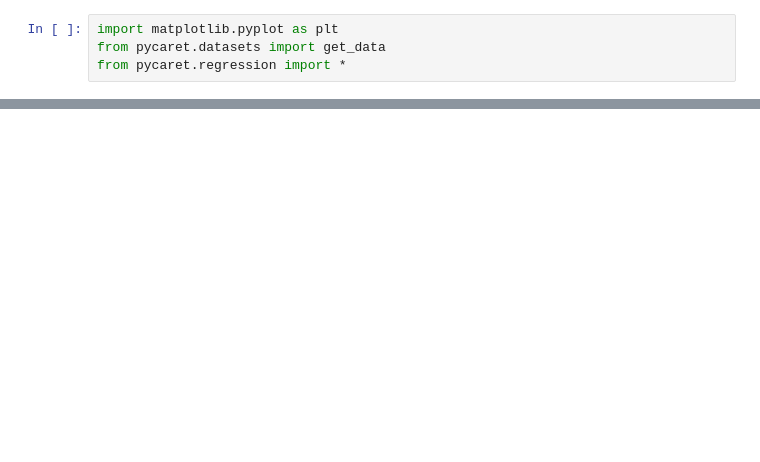
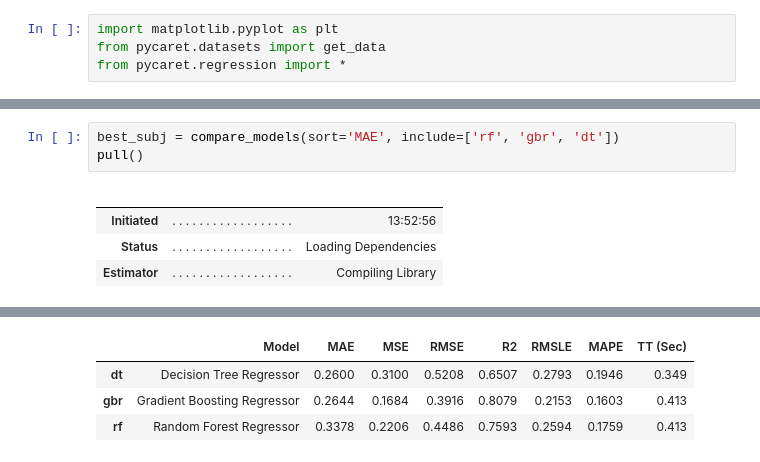
Before and after one commit to fmegahed/shoulder_fatigue_modeling, a Jupyter notebook: models_general.ipynb, the cells around one changed output, grey strips where cells are left out. Cells and saved outputs as stored; diff of their text form; blank space fills up the shorter version.

```diff
--- a/models_general.ipynb
+++ b/models_general.ipynb
@@ -113,0 +162,9 @@ plot_model(dt_model)
+# %%
+best_subj = compare_models(sort='MAE', include=['rf', 'gbr', 'dt'])
+pull()
+# %% [output]
+|  |  |  |
+|  |  |  |
+| Initiated | . . . . . . . . . . . . . . . . . . | 13:52:56 |
+| Status | . . . . . . . . . . . . . . . . . . | Loading Dependencies |
+| Estimator | . . . . . . . . . . . . . . . . . . | Compiling Library |
@@ -113,0 +172,4 @@ plot_model(dt_model)
+|  | Model | MAE | MSE | RMSE | R2 | RMSLE | MAPE | TT (Sec) |
+| dt | Decision Tree Regressor | 0.2600 | 0.3100 | 0.5208 | 0.6507 | 0.2793 | 0.1946 | 0.349 |
+| gbr | Gradient Boosting Regressor | 0.2644 | 0.1684 | 0.3916 | 0.8079 | 0.2153 | 0.1603 | 0.413 |
+| rf | Random Forest Regressor | 0.3378 | 0.2206 | 0.4486 | 0.7593 | 0.2594 | 0.1759 | 0.413 |
```
Also changed, not shown: parts of 21 cells of this notebook, 2 other files.
